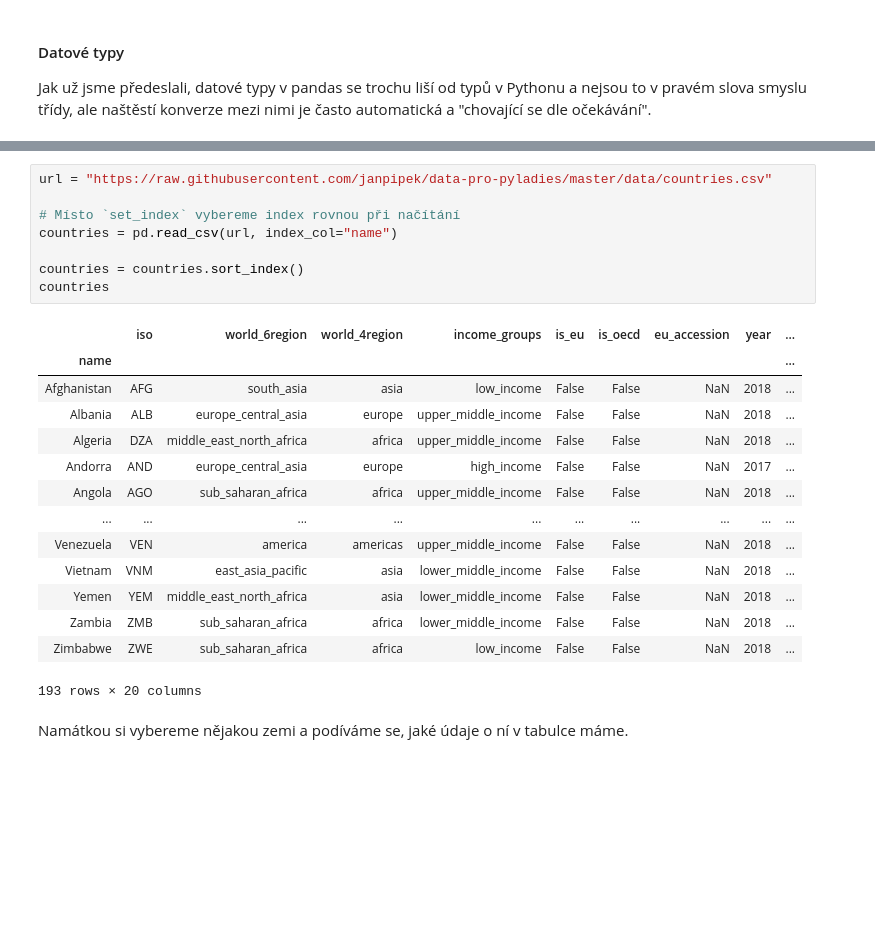
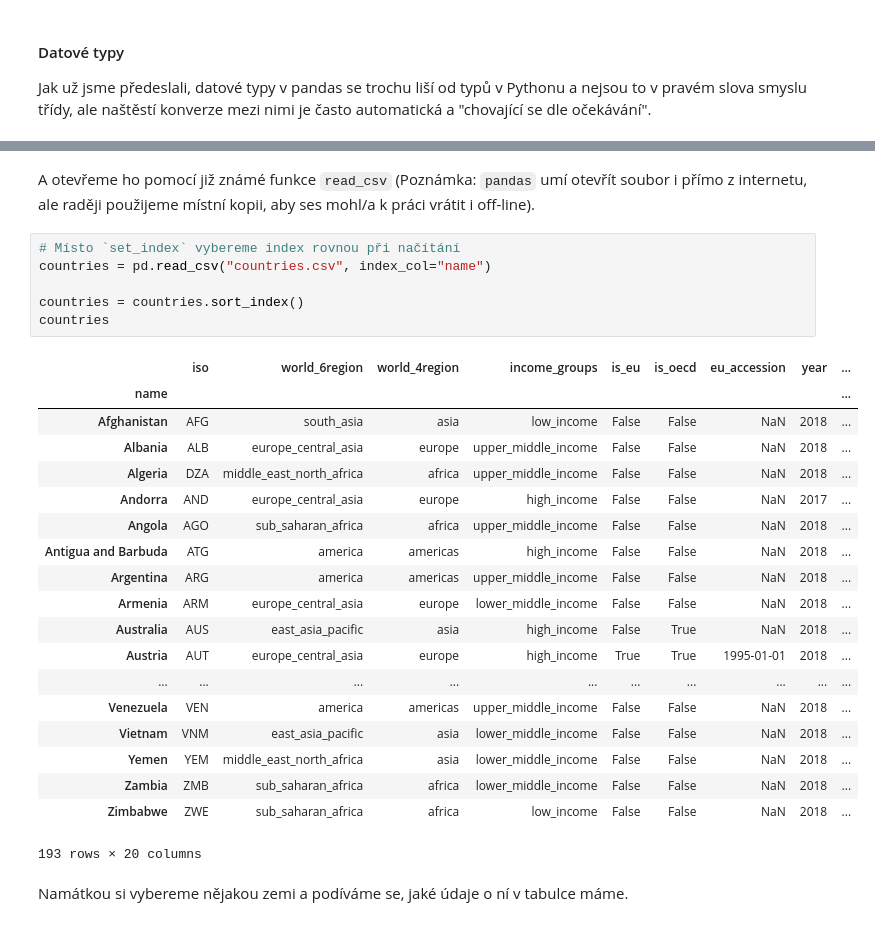
Before and after one commit to nappex/naucse.python.cz, a Jupyter notebook: lessons/pydata/pandas_types/index.ipynb, the cells around one changed output, grey strips where cells are left out. Saved outputs shown, nothing was run; the diff lists cells and outputs as text; blank space fills up the shorter version.

```diff
--- a/lessons/pydata/pandas_types/index.ipynb
+++ b/lessons/pydata/pandas_types/index.ipynb
@@ -245,19 +273,24 @@ V datovém kurzu budeme využívat různých datových sad (obvykle větších -
+# %% [markdown]
+A otevřeme ho pomocí již známé funkce `read_csv` (Poznámka: `pandas` umí otevřít soubor i přímo z internetu, ale raději použijeme místní kopii, aby ses mohl/a k práci vrátit i off-line).
 # %%
-url = "https://raw.githubusercontent.com/janpipek/data-pro-pyladies/master/data/countries.csv"
-
 # Místo `set_index` vybereme index rovnou při načítání
-countries = pd.read_csv(url, index_col="name")
+countries = pd.read_csv("countries.csv", index_col="name")
 
 countries = countries.sort_index()
 countries
 # %% [output]
 |  | iso | world_6region | world_4region | income_groups | is_eu | is_oecd | eu_accession | year | ... |
 | name |  |  |  |  |  |  |  |  | ... |
 | Afghanistan | AFG | south_asia | asia | low_income | False | False | NaN | 2018 | ... |
 | Albania | ALB | europe_central_asia | europe | upper_middle_income | False | False | NaN | 2018 | ... |
 | Algeria | DZA | middle_east_north_africa | africa | upper_middle_income | False | False | NaN | 2018 | ... |
 | Andorra | AND | europe_central_asia | europe | high_income | False | False | NaN | 2017 | ... |
 | Angola | AGO | sub_saharan_africa | africa | upper_middle_income | False | False | NaN | 2018 | ... |
+| Antigua and Barbuda | ATG | america | americas | high_income | False | False | NaN | 2018 | ... |
+| Argentina | ARG | america | americas | upper_middle_income | False | False | NaN | 2018 | ... |
+| Armenia | ARM | europe_central_asia | europe | lower_middle_income | False | False | NaN | 2018 | ... |
+| Australia | AUS | east_asia_pacific | asia | high_income | False | True | NaN | 2018 | ... |
+| Austria | AUT | europe_central_asia | europe | high_income | True | True | 1995-01-01 | 2018 | ... |
 | ... | ... | ... | ... | ... | ... | ... | ... | ... | ... |
 | Venezuela | VEN | america | americas | upper_middle_income | False | False | NaN | 2018 | ... |
 | Vietnam | VNM | east_asia_pacific | asia | lower_middle_income | False | False | NaN | 2018 | ... |
```
Also changed, not shown: parts of 21 cells of this notebook.
